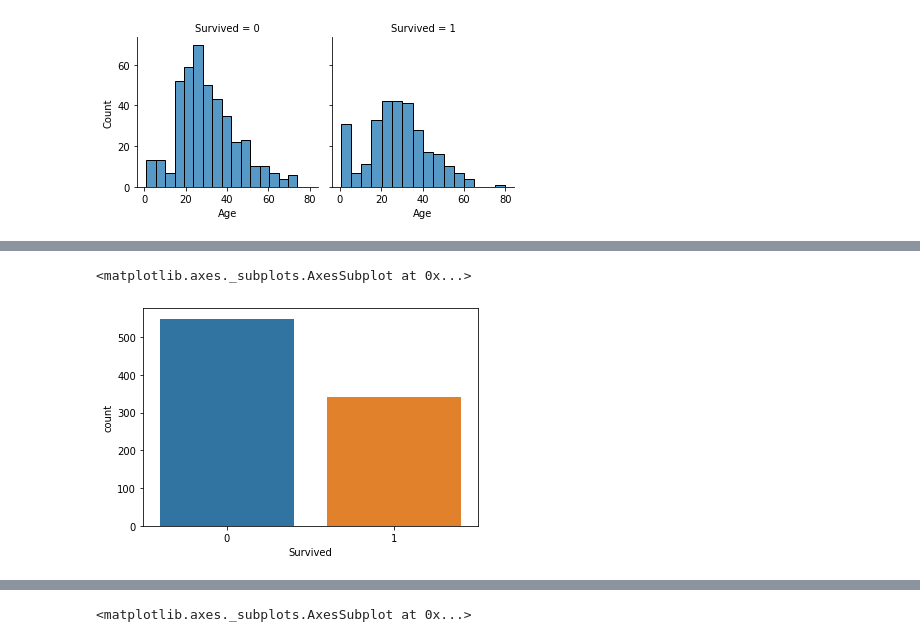
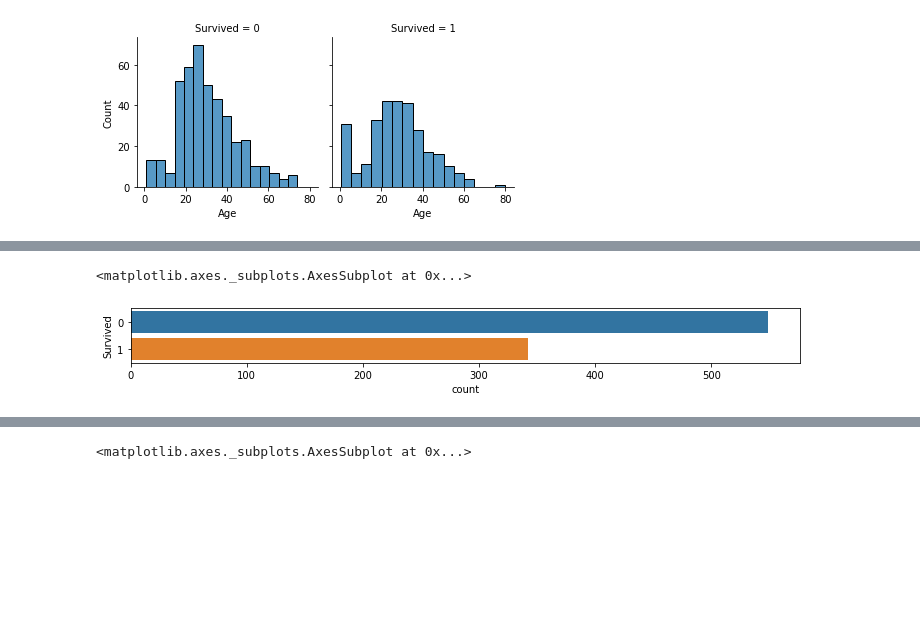
Before and after one commit to katsuba-mikhail/learn-kaggle, a Jupyter notebook: Kaggle_Titanic.ipynb, the cells around one changed output, grey strips where cells are left out. Saved outputs shown, nothing was run; the diff lists cells and outputs as text; code cells hidden in the pictures; blank space fills up the shorter version.

Commit message:
add graph

```diff
--- a/Kaggle_Titanic.ipynb
+++ b/Kaggle_Titanic.ipynb
@@ -289,6 +293,7 @@ g.map(sns.histplot, 'Age')
 # %%
-sns.countplot(x='Survived', data=train_df)
+plt.figure(figsize=[12, 1])
+sns.countplot(y='Survived', data=train_df)
 # %% [output]
 <matplotlib.axes._subplots.AxesSubplot at 0x...>
-[figure, old version]
+[figure, new version]
 # %%
```
Also changed, not shown: parts of 10 cells of this notebook.
